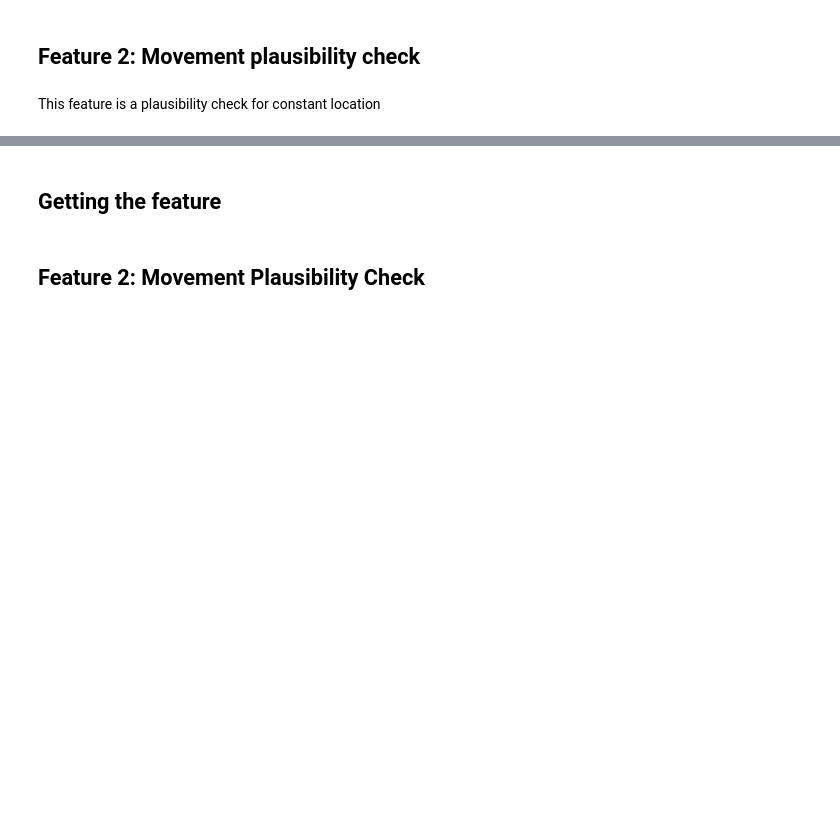
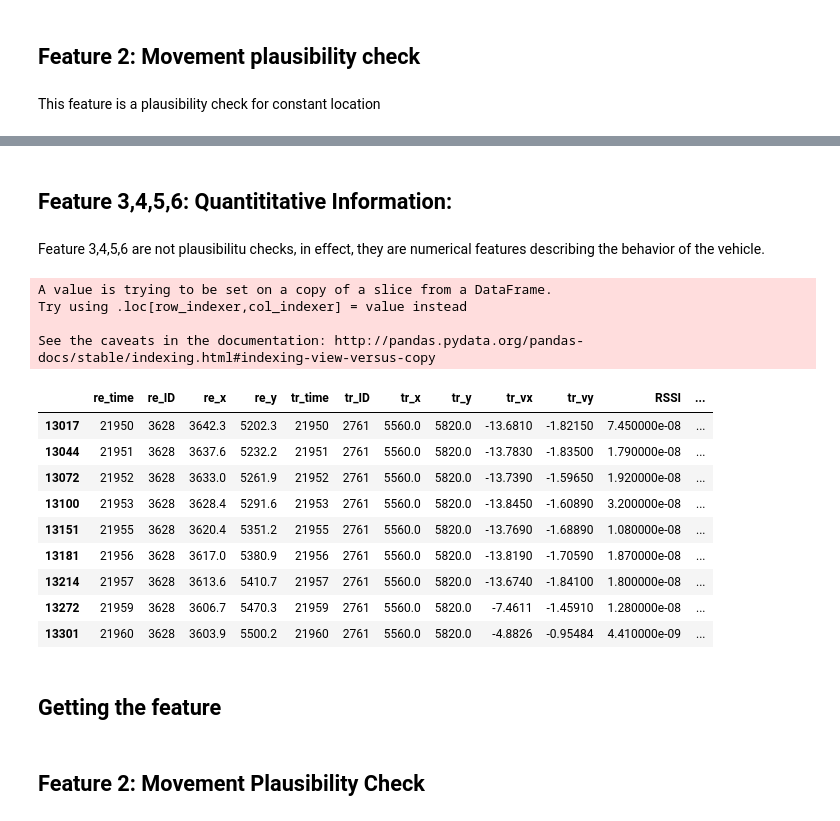
Before and after one commit to liangwangENST/SR2I208-Detection-Malicious-data, a Jupyter notebook: feature.ipynb, the cells around one changed output, grey strips where cells are left out. Saved outputs shown, nothing was run; the diff lists cells and outputs as text; code cells hidden in the pictures; blank space fills up the shorter version.

Commit message:
add_figure 3,4,5

```diff
--- a/feature.ipynb
+++ b/feature.ipynb
@@ -103,9 +87,9 @@ def location_plausibility(receiver_of_sender):
     return score
 def add_figure_1(data_atk1):
     sender_ID = np.unique(np.array(data_atk1.iloc[:,5]))
-    number_id = len(sender_ID)
+    number_id_s = len(sender_ID)
 
-    for i in range(number_id):
+    for i in range(number_id_s):
         #print(sender_ID[i])
         #if(sender_ID[i]==97): break
         b = data_atk1.loc[(data_atk1['tr_ID']==sender_ID[i])]
@@ -186,6 +170,7 @@ def add_figure_2(data_atk1):
 #figure_2 = movement_plausibility(b)
 # %%
 # to add figure 2
-c = add_figure_2(data_atk1)
+d = add_figure_2(c)
+d
 # %% [output]
 2761
@@ -191,0 +195,4 @@ c = add_figure_2(data_atk1)
+# %% [markdown]
+## Feature 3,4,5,6: Quantititative Information:
+# %% [markdown]
+Feature 3,4,5,6 are not plausibilitu checks, in effect, they are numerical features describing the behavior of the vehicle.
@@ -192,3 +285,27 @@ c = add_figure_2(data_atk1)
+# %%
+#to add figure 3
+# to add figure 2
+d = add_figure_3(c)
+d = add_figure_4(c)
+d = add_figure_5(c)
+e = data_atk1[data_atk1['re_ID']==3628]
+f = add_figure_5(e)
+f
+# %% [output]
+A value is trying to be set on a copy of a slice from a DataFrame.
+Try using .loc[row_indexer,col_indexer] = value instead
+
+See the caveats in the documentation: http://pandas.pydata.org/pandas-docs/stable/indexing.html#indexing-view-versus-copy
+|  | re_time | re_ID | re_x | re_y | tr_time | tr_ID | tr_x | tr_y | tr_vx | tr_vy | RSSI | ... |
+| 13017 | 21950 | 3628 | 3642.3 | 5202.3 | 21950 | 2761 | 5560.0 | 5820.0 | -13.6810 | -1.82150 | 7.450000e-08 | ... |
+| 13044 | 21951 | 3628 | 3637.6 | 5232.2 | 21951 | 2761 | 5560.0 | 5820.0 | -13.7830 | -1.83500 | 1.790000e-08 | ... |
+| 13072 | 21952 | 3628 | 3633.0 | 5261.9 | 21952 | 2761 | 5560.0 | 5820.0 | -13.7390 | -1.59650 | 1.920000e-08 | ... |
+| 13100 | 21953 | 3628 | 3628.4 | 5291.6 | 21953 | 2761 | 5560.0 | 5820.0 | -13.8450 | -1.60890 | 3.200000e-08 | ... |
+| 13151 | 21955 | 3628 | 3620.4 | 5351.2 | 21955 | 2761 | 5560.0 | 5820.0 | -13.7690 | -1.68890 | 1.080000e-08 | ... |
+| 13181 | 21956 | 3628 | 3617.0 | 5380.9 | 21956 | 2761 | 5560.0 | 5820.0 | -13.8190 | -1.70590 | 1.870000e-08 | ... |
+| 13214 | 21957 | 3628 | 3613.6 | 5410.7 | 21957 | 2761 | 5560.0 | 5820.0 | -13.6740 | -1.84100 | 1.800000e-08 | ... |
+| 13272 | 21959 | 3628 | 3606.7 | 5470.3 | 21959 | 2761 | 5560.0 | 5820.0 | -7.4611 | -1.45910 | 1.280000e-08 | ... |
+| 13301 | 21960 | 3628 | 3603.9 | 5500.2 | 21960 | 2761 | 5560.0 | 5820.0 | -4.8826 | -0.95484 | 4.410000e-09 | ... |
 # %% [markdown]
 ## Getting the feature
 # %% [markdown]
```
Also changed, not shown: parts of 5 cells of this notebook.
